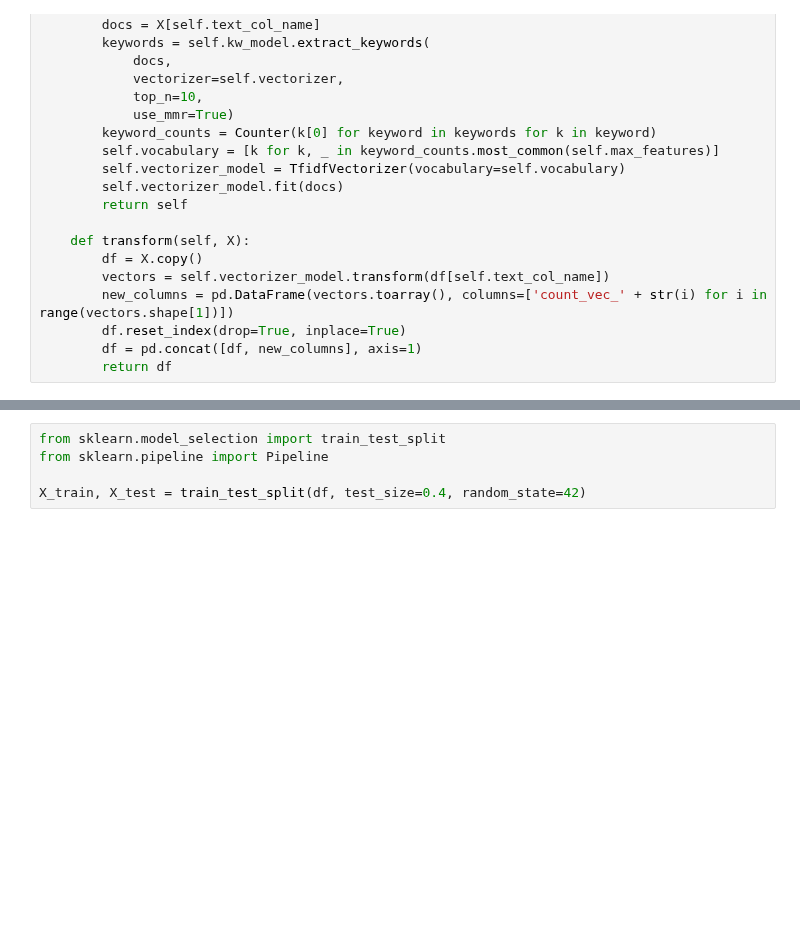
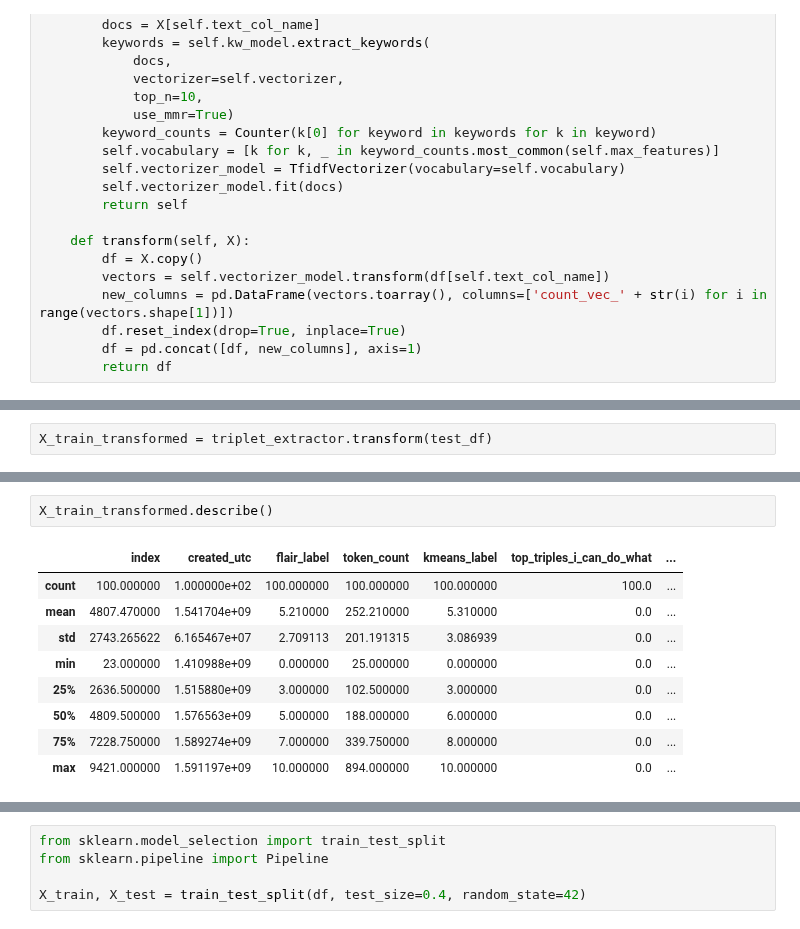
Before and after one commit to pdoubleg/junk-drawer, a Jupyter notebook: src_index/bertopic_testing copy.ipynb, the cells around one changed output, grey strips where cells are left out. Cells and saved outputs as stored; diff of their text form; blank space fills up the shorter version.

```diff
--- a/src_index/bertopic_testing copy.ipynb
+++ b/src_index/bertopic_testing copy.ipynb
@@ -315,0 +404,2 @@ class TripleExtractor(BaseEstimator, TransformerMixin):
+# %%
+X_train_transformed = triplet_extractor.transform(test_df)
@@ -315,0 +424,12 @@ class TripleExtractor(BaseEstimator, TransformerMixin):
+# %%
+X_train_transformed.describe()
+# %% [output]
+|  | index | created_utc | flair_label | token_count | kmeans_label | top_triples_i_can_do_what | ... |
+| count | 100.000000 | 1.000000e+02 | 100.000000 | 100.000000 | 100.000000 | 100.0 | ... |
+| mean | 4807.470000 | 1.541704e+09 | 5.210000 | 252.210000 | 5.310000 | 0.0 | ... |
+| std | 2743.265622 | 6.165467e+07 | 2.709113 | 201.191315 | 3.086939 | 0.0 | ... |
+| min | 23.000000 | 1.410988e+09 | 0.000000 | 25.000000 | 0.000000 | 0.0 | ... |
+| 25% | 2636.500000 | 1.515880e+09 | 3.000000 | 102.500000 | 3.000000 | 0.0 | ... |
+| 50% | 4809.500000 | 1.576563e+09 | 5.000000 | 188.000000 | 6.000000 | 0.0 | ... |
+| 75% | 7228.750000 | 1.589274e+09 | 7.000000 | 339.750000 | 8.000000 | 0.0 | ... |
+| max | 9421.000000 | 1.591197e+09 | 10.000000 | 894.000000 | 10.000000 | 0.0 | ... |
```
Also changed, not shown: parts of 10 cells of this notebook.
